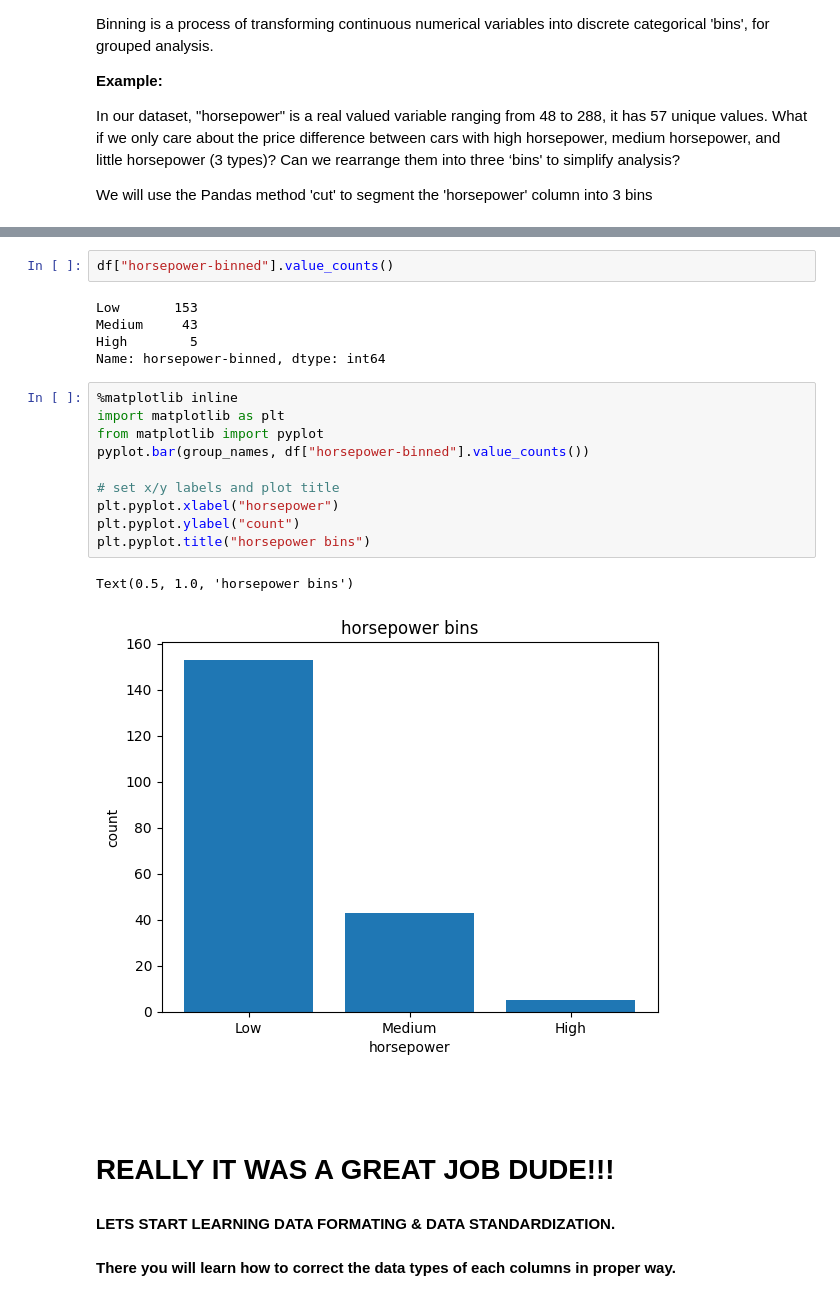
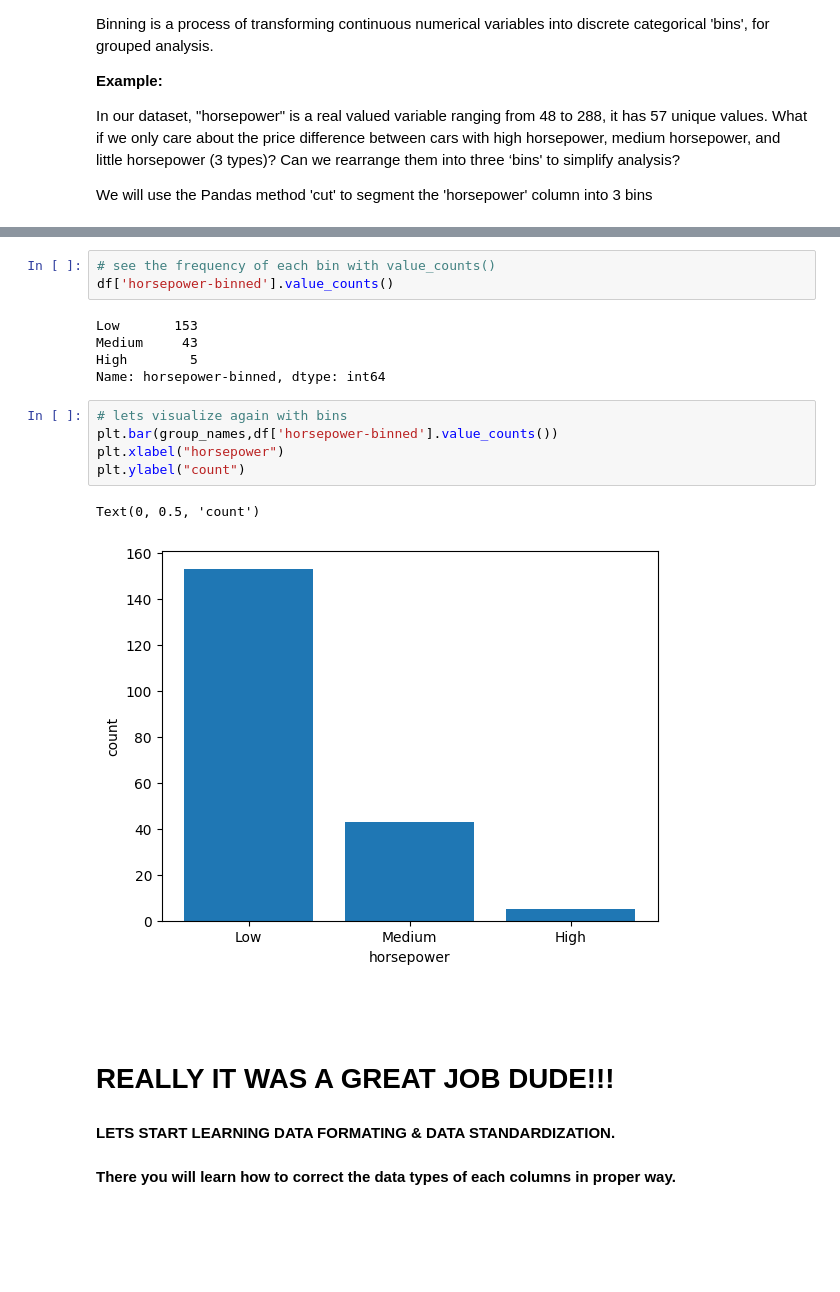
Before and after one commit to dhruv21csu155/AIML, a Jupyter notebook: Data_Formatting_and_Data_Binning_Practice_Notebook.ipynb, the cells around one changed output, grey strips where cells are left out. Drawn from its saved outputs; the diff is of its cells as text; blank space fills up the shorter version.

```diff
--- a/Data_Formatting_and_Data_Binning_Practice_Notebook.ipynb
+++ b/Data_Formatting_and_Data_Binning_Practice_Notebook.ipynb
@@ -461,23 +523,19 @@ df[['horsepower','horsepower-binned']].head(20)
-# %%
-df["horsepower-binned"].value_counts()
-# %% [output]
-Low       153
-Medium     43
-High        5
-Name: horsepower-binned, dtype: int64
+# %%
+# see the frequency of each bin with value_counts()
+df['horsepower-binned'].value_counts()
+# %% [output]
+Low       153
+Medium     43
+High        5
+Name: horsepower-binned, dtype: int64
 # %%
-%matplotlib inline
-import matplotlib as plt
-from matplotlib import pyplot
-pyplot.bar(group_names, df["horsepower-binned"].value_counts())
-
-# set x/y labels and plot title
-plt.pyplot.xlabel("horsepower")
-plt.pyplot.ylabel("count")
-plt.pyplot.title("horsepower bins")
+# lets visualize again with bins
+plt.bar(group_names,df['horsepower-binned'].value_counts())
+plt.xlabel("horsepower")
+plt.ylabel("count")
 # %% [output]
-Text(0.5, 1.0, 'horsepower bins')
+Text(0, 0.5, 'count')
-[figure, old version]
+[figure, new version]
 # %% [markdown]
 <br>
 <br>
```
Also changed, not shown: parts of 8 cells of this notebook.
